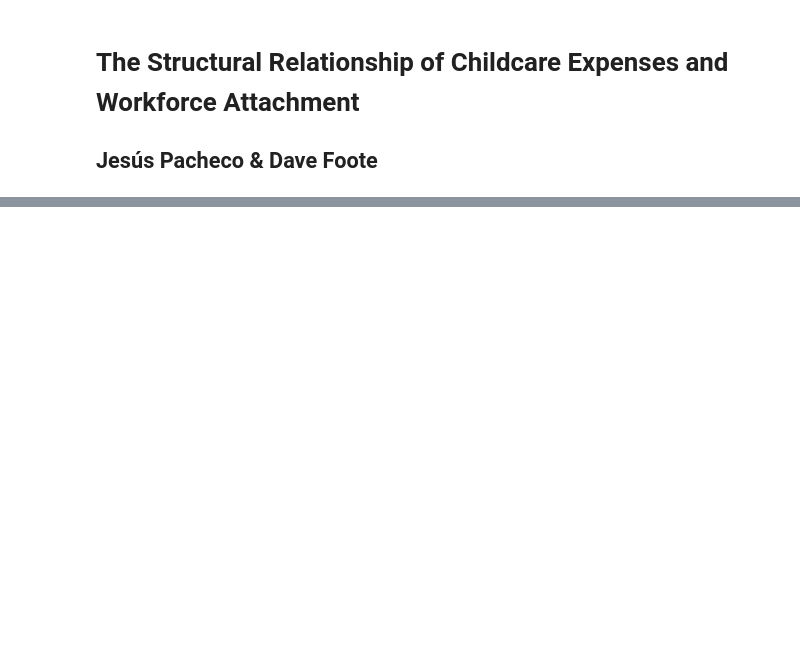
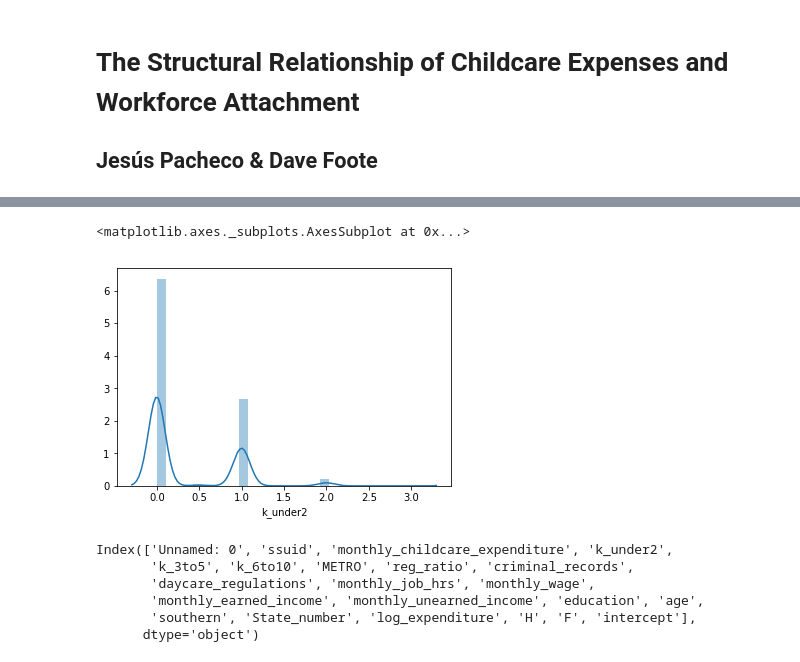
Before and after one commit to davefoote/childcare_exp_mle, a Jupyter notebook: 2014SIPP/structural_childcare.ipynb, the cells around one changed output, grey strips where cells are left out. Saved outputs shown, nothing was run; the diff lists cells and outputs as text; code cells hidden in the pictures; blank space fills up the shorter version.

```diff
--- a/2014SIPP/structural_childcare.ipynb
+++ b/2014SIPP/structural_childcare.ipynb
@@ -174,0 +318,14 @@ results4
+# %%
+sns.distplot(df['k_under2'])
+# %% [output]
+<matplotlib.axes._subplots.AxesSubplot at 0x...>
+[figure, added]
+# %%
+df.columns
+# %% [output]
+Index(['Unnamed: 0', 'ssuid', 'monthly_childcare_expenditure', 'k_under2',
+       'k_3to5', 'k_6to10', 'METRO', 'reg_ratio', 'criminal_records',
+       'daycare_regulations', 'monthly_job_hrs', 'monthly_wage',
+       'monthly_earned_income', 'monthly_unearned_income', 'education', 'age',
+       'southern', 'State_number', 'log_expenditure', 'H', 'F', 'intercept'],
+      dtype='object')
```
Also changed, not shown: parts of 27 cells of this notebook, 1 other file.
